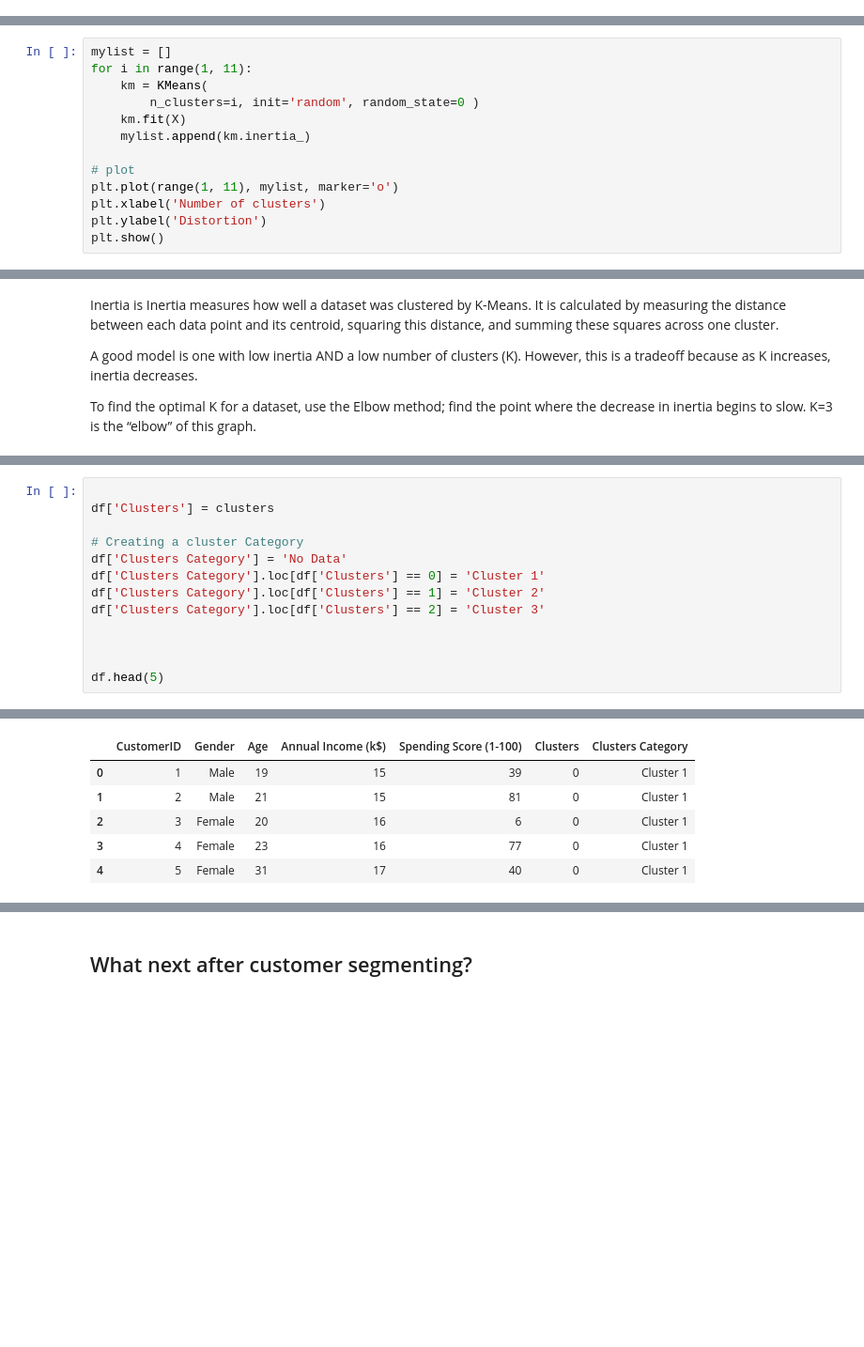
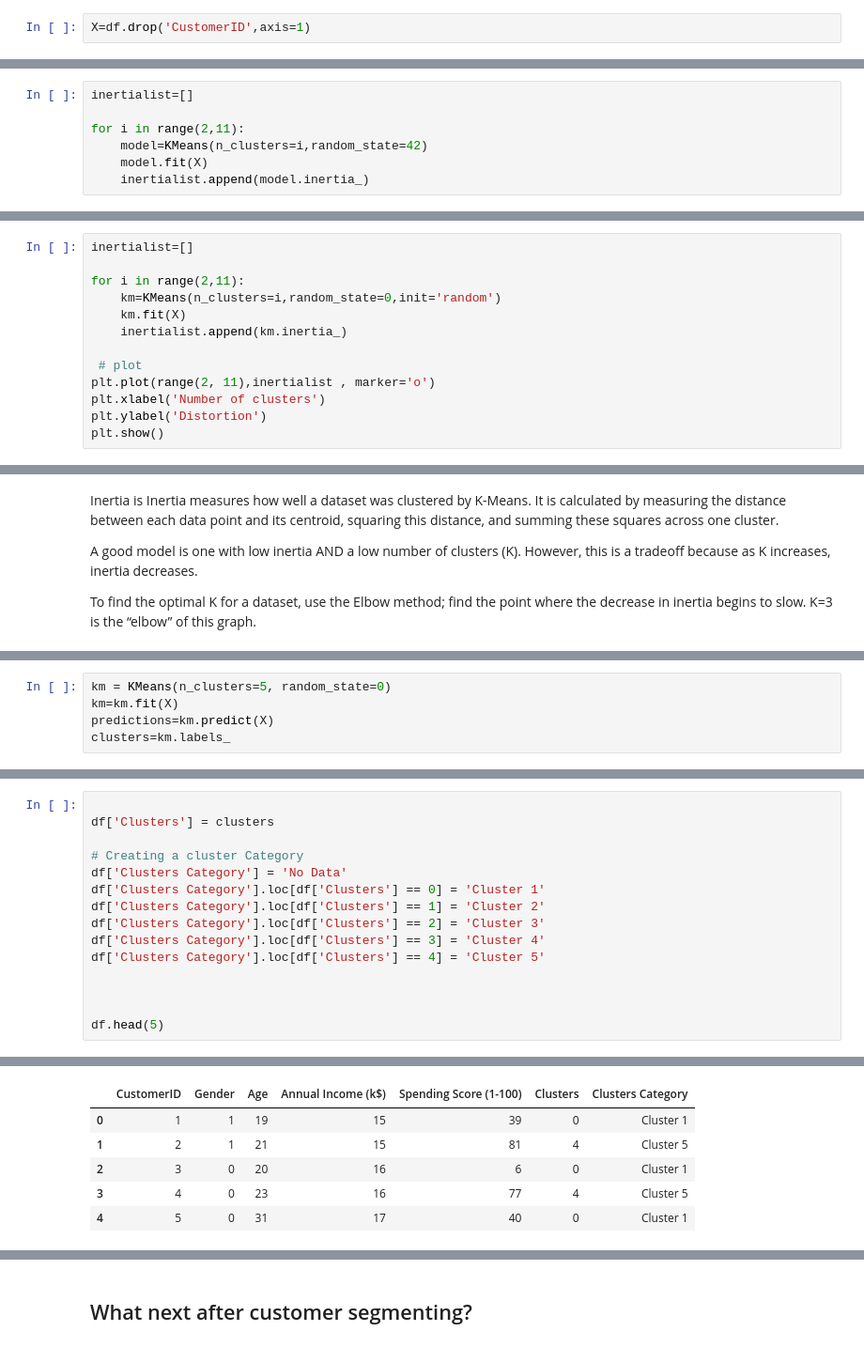
Before and after one commit to Jnjerry/Learning, a Jupyter notebook: Machine Learning/Unsupervised/k-means Clustering.ipynb, the cells around one changed output, grey strips where cells are left out. Shown at 94% size. Cells and saved outputs as stored; diff of their text form; blank space fills up the shorter version.

```diff
--- a/Machine Learning/Unsupervised/k-means Clustering.ipynb
+++ b/Machine Learning/Unsupervised/k-means Clustering.ipynb
@@ -138,2 +166,4 @@ from sklearn.cluster import KMeans
 # %%
 import matplotlib.pyplot as plt
+# %%
+X=df.drop('CustomerID',axis=1)
@@ -139,0 +172,7 @@ import matplotlib.pyplot as plt
+# %%
+inertialist=[]
+
+for i in range(2,11):
+    model=KMeans(n_clusters=i,random_state=42)
+    model.fit(X)
+    inertialist.append(model.inertia_)
@@ -140,13 +192,13 @@ import matplotlib.pyplot as plt
 # %%
-mylist = []
-for i in range(1, 11):
-    km = KMeans(
-        n_clusters=i, init='random', random_state=0 )
+inertialist=[]
+
+for i in range(2,11):
+    km=KMeans(n_clusters=i,random_state=0,init='random')
     km.fit(X)
-    mylist.append(km.inertia_)
+    inertialist.append(km.inertia_)
 
-# plot
-plt.plot(range(1, 11), mylist, marker='o')
+ # plot
+plt.plot(range(2, 11),inertialist , marker='o')
 plt.xlabel('Number of clusters')
 plt.ylabel('Distortion')
 plt.show()
@@ -237,0 +215,5 @@ array([0, 0, 0, 0, 0, 0, 0, 0, 0, 0, 0, 0, 0, 0, 0, 0, 0, 0, 0, 0, 0, 0,
+# %%
+km = KMeans(n_clusters=5, random_state=0)
+km=km.fit(X)
+predictions=km.predict(X)
+clusters=km.labels_
@@ -244,6 +253,8 @@ df['Clusters Category'] = 'No Data'
 df['Clusters Category'].loc[df['Clusters'] == 0] = 'Cluster 1'
 df['Clusters Category'].loc[df['Clusters'] == 1] = 'Cluster 2'
 df['Clusters Category'].loc[df['Clusters'] == 2] = 'Cluster 3'
+df['Clusters Category'].loc[df['Clusters'] == 3] = 'Cluster 4'
+df['Clusters Category'].loc[df['Clusters'] == 4] = 'Cluster 5'
 
 
 
@@ -264,6 +283,6 @@ See the caveats in the documentation: https://pandas.pydata.org/pandas-docs/stab
 |  | CustomerID | Gender | Age | Annual Income (k$) | Spending Score (1-100) | Clusters | Clusters Category |
-| 0 | 1 | Male | 19 | 15 | 39 | 0 | Cluster 1 |
-| 1 | 2 | Male | 21 | 15 | 81 | 0 | Cluster 1 |
-| 2 | 3 | Female | 20 | 16 | 6 | 0 | Cluster 1 |
-| 3 | 4 | Female | 23 | 16 | 77 | 0 | Cluster 1 |
-| 4 | 5 | Female | 31 | 17 | 40 | 0 | Cluster 1 |
+| 0 | 1 | 1 | 19 | 15 | 39 | 0 | Cluster 1 |
+| 1 | 2 | 1 | 21 | 15 | 81 | 4 | Cluster 5 |
+| 2 | 3 | 0 | 20 | 16 | 6 | 0 | Cluster 1 |
+| 3 | 4 | 0 | 23 | 16 | 77 | 4 | Cluster 5 |
+| 4 | 5 | 0 | 31 | 17 | 40 | 0 | Cluster 1 |
```
Also changed, not shown: parts of 41 cells of this notebook.
